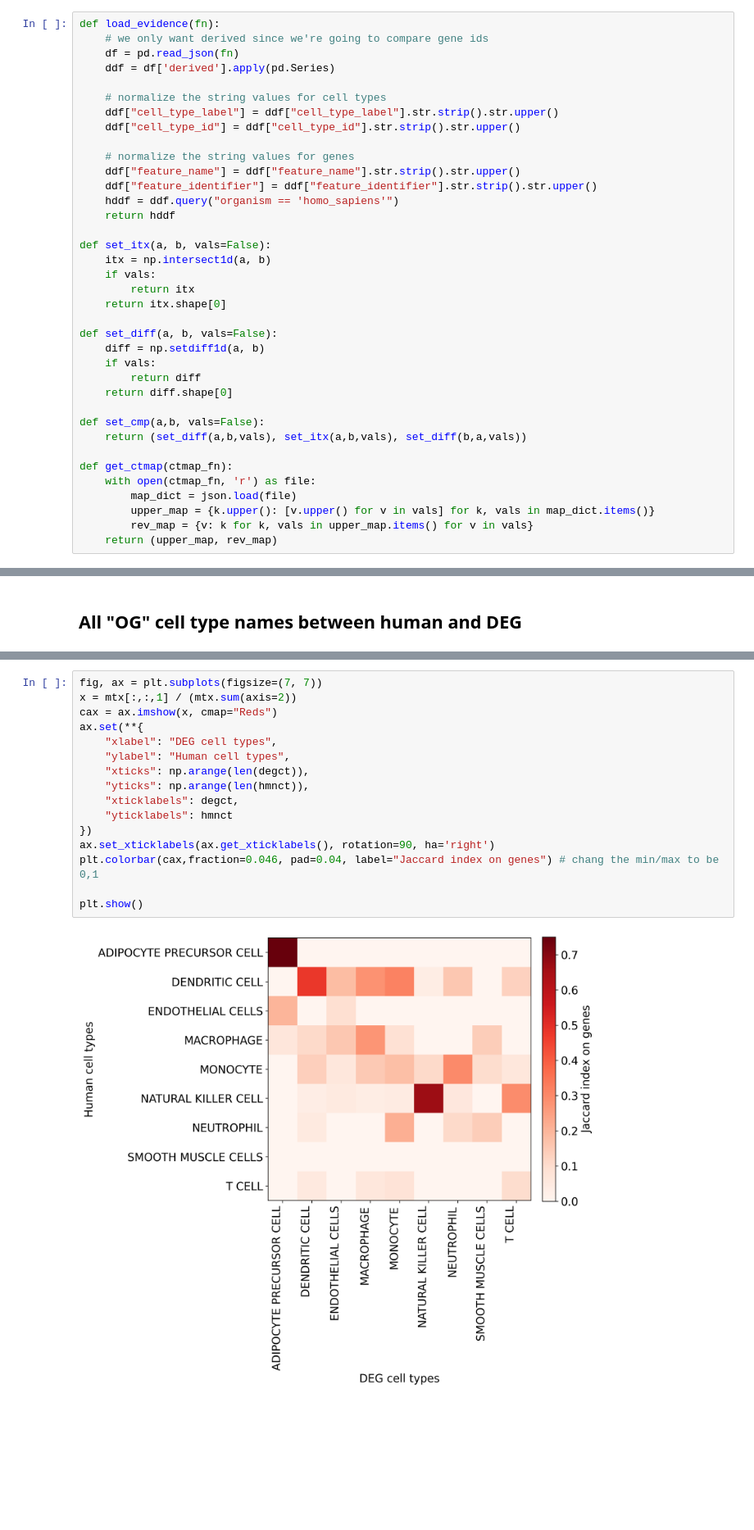
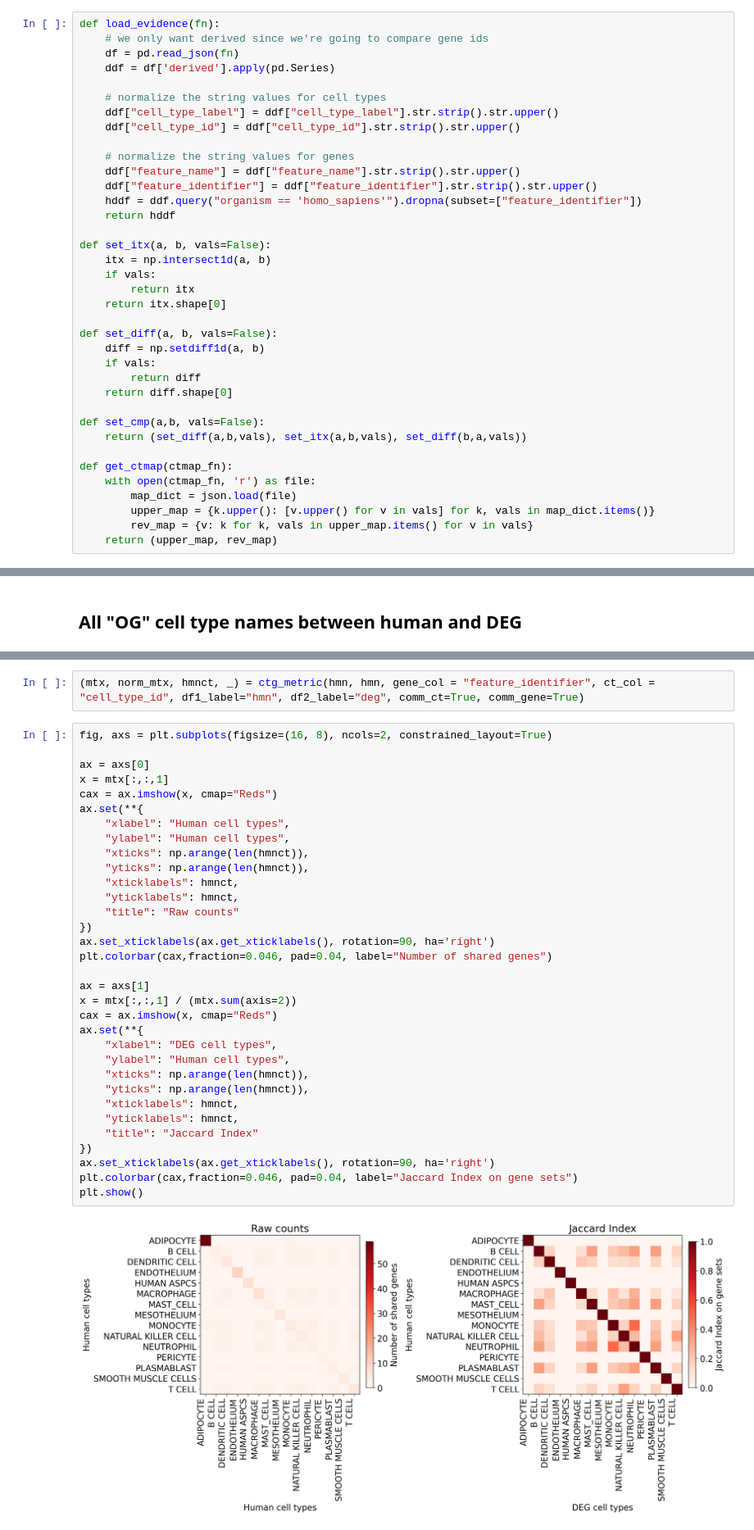
Before and after one commit to sbooeshaghi/llmarkers, a Jupyter notebook: analysis/deg_vs_human/compare_evidence.ipynb, the cells around one changed output, grey strips where cells are left out. Shown at 82% size. Saved outputs shown, nothing was run; the diff lists cells and outputs as text; blank space fills up the shorter version.

```diff
--- a/analysis/deg_vs_human/compare_evidence.ipynb
+++ b/analysis/deg_vs_human/compare_evidence.ipynb
@@ -28,7 +28,7 @@ def load_evidence(fn):
     # normalize the string values for genes
     ddf["feature_name"] = ddf["feature_name"].str.strip().str.upper()
     ddf["feature_identifier"] = ddf["feature_identifier"].str.strip().str.upper()
-    hddf = ddf.query("organism == 'homo_sapiens'")
+    hddf = ddf.query("organism == 'homo_sapiens'").dropna(subset=["feature_identifier"])
     return hddf
 
 def set_itx(a, b, vals=False):
@@ -276,18 +531,37 @@ plt.show()
+# %%
+(mtx, norm_mtx, hmnct, _) = ctg_metric(hmn, hmn, gene_col = "feature_identifier", ct_col = "cell_type_id", df1_label="hmn", df2_label="deg", comm_ct=True, comm_gene=True)
 # %%
-fig, ax = plt.subplots(figsize=(7, 7))
+fig, axs = plt.subplots(figsize=(16, 8), ncols=2, constrained_layout=True)
+
+ax = axs[0]
+x = mtx[:,:,1]
+cax = ax.imshow(x, cmap="Reds")
+ax.set(**{
+    "xlabel": "Human cell types",
+    "ylabel": "Human cell types",
+    "xticks": np.arange(len(hmnct)),
+    "yticks": np.arange(len(hmnct)),
+    "xticklabels": hmnct,
+    "yticklabels": hmnct,
+    "title": "Raw counts"
+})
+ax.set_xticklabels(ax.get_xticklabels(), rotation=90, ha='right')
+plt.colorbar(cax,fraction=0.046, pad=0.04, label="Number of shared genes")
+
+ax = axs[1]
 x = mtx[:,:,1] / (mtx.sum(axis=2))
 cax = ax.imshow(x, cmap="Reds")
 ax.set(**{
     "xlabel": "DEG cell types",
     "ylabel": "Human cell types",
-    "xticks": np.arange(len(degct)),
+    "xticks": np.arange(len(hmnct)),
     "yticks": np.arange(len(hmnct)),
-    "xticklabels": degct,
-    "yticklabels": hmnct
+    "xticklabels": hmnct,
+    "yticklabels": hmnct,
+    "title": "Jaccard Index"
 })
 ax.set_xticklabels(ax.get_xticklabels(), rotation=90, ha='right')
-plt.colorbar(cax,fraction=0.046, pad=0.04, label="Jaccard index on genes") # chang the min/max to be 0,1
-
+plt.colorbar(cax,fraction=0.046, pad=0.04, label="Jaccard Index on gene sets")
 plt.show()
 # %% [output]
-[figure, old version]
+[figure, new version]
```
Also changed, not shown: parts of 29 cells of this notebook, 10 other files.
